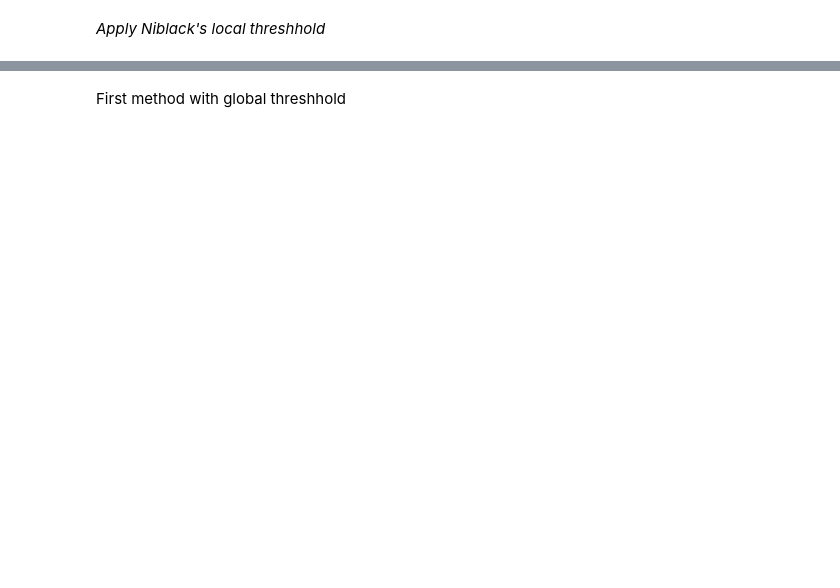
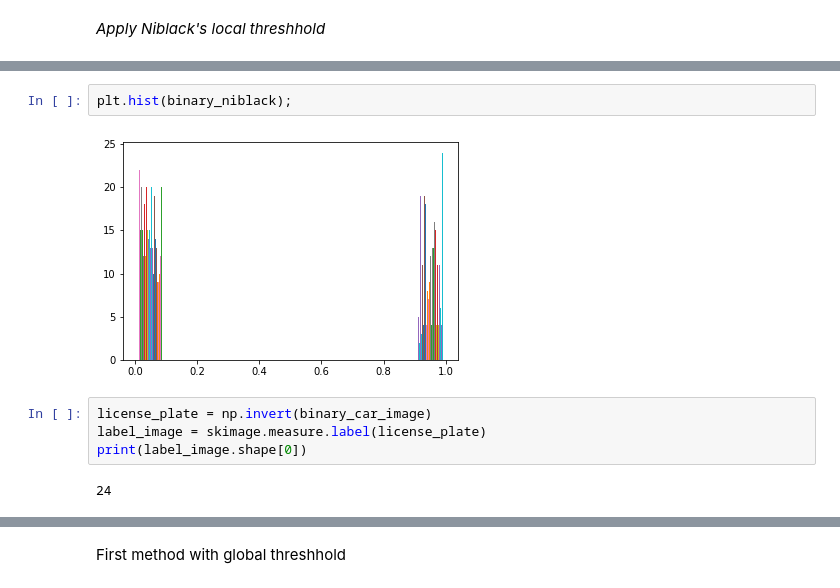
Before and after one commit to MedAmine-SUDO/Tunisian-License-Plate-Recognition, a Jupyter notebook: PlateSegmentation.ipynb, the cells around one changed output, grey strips where cells are left out. Drawn from its saved outputs; the diff is of its cells as text; blank space fills up the shorter version.

```diff
--- a/PlateSegmentation.ipynb
+++ b/PlateSegmentation.ipynb
@@ -35,0 +57,10 @@ plt.imshow(binary_niblack, cmap=plt.cm.gray)
+# %%
+plt.hist(binary_niblack);
+# %% [output]
+[figure, added]
+# %%
+license_plate = np.invert(binary_car_image)
+label_image = skimage.measure.label(license_plate)
+print(label_image.shape[0])
+# %% [output]
+24
```
Also changed, not shown: parts of 9 cells of this notebook.
